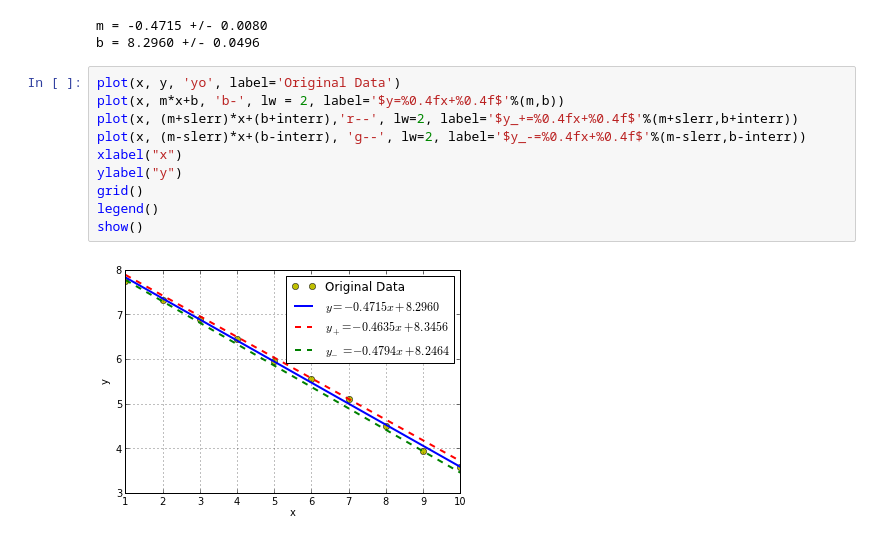
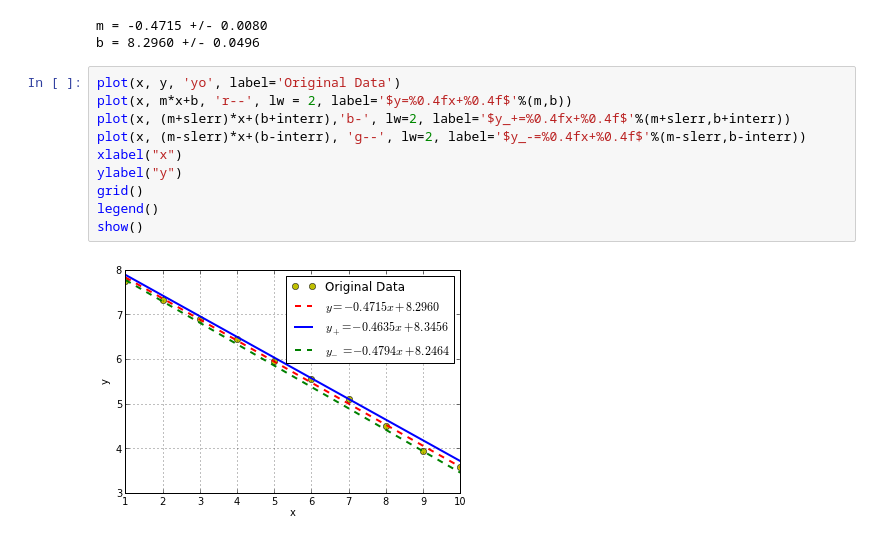
Before and after one commit to Rbnewens/PHYS202-S13, a Jupyter notebook: Week9/Data and Linear Regression.ipynb, the cells around one changed output. Drawn from its saved outputs; the diff is of its cells as text.

```diff
--- a/Week9/Data and Linear Regression.ipynb
+++ b/Week9/Data and Linear Regression.ipynb
@@ -115,13 +101,13 @@ m = -0.4715 +/- 0.0080
 b = 8.2960 +/- 0.0496
 # %%
 plot(x, y, 'yo', label='Original Data')
-plot(x, m*x+b, 'b-', lw = 2, label='$y=%0.4fx+%0.4f$'%(m,b))
-plot(x, (m+slerr)*x+(b+interr),'r--', lw=2, label='$y_+=%0.4fx+%0.4f$'%(m+slerr,b+interr))
+plot(x, m*x+b, 'r--', lw = 2, label='$y=%0.4fx+%0.4f$'%(m,b))
+plot(x, (m+slerr)*x+(b+interr),'b-', lw=2, label='$y_+=%0.4fx+%0.4f$'%(m+slerr,b+interr))
 plot(x, (m-slerr)*x+(b-interr), 'g--', lw=2, label='$y_-=%0.4fx+%0.4f$'%(m-slerr,b-interr))
 xlabel("x")
 ylabel("y")
 grid()
 legend()
 show()
 # %% [output]
-[figure, old version]
+[figure, new version]
```
Also changed, not shown: parts of 1 cell of this notebook, 1 other file.
